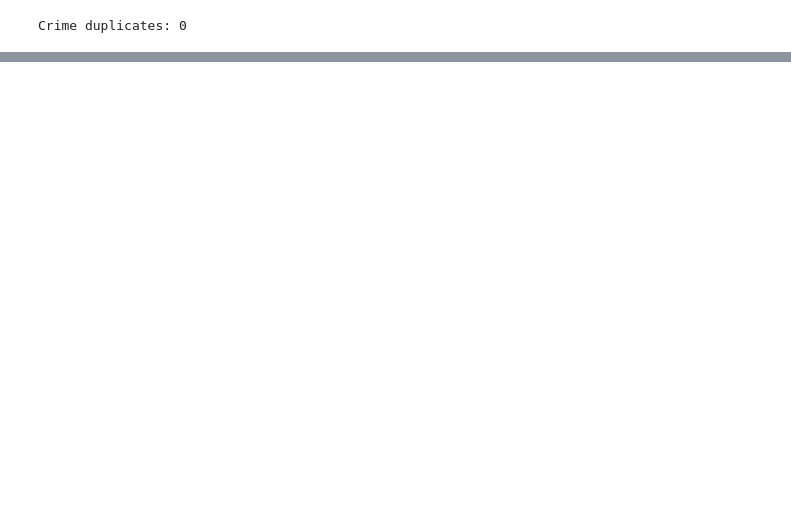
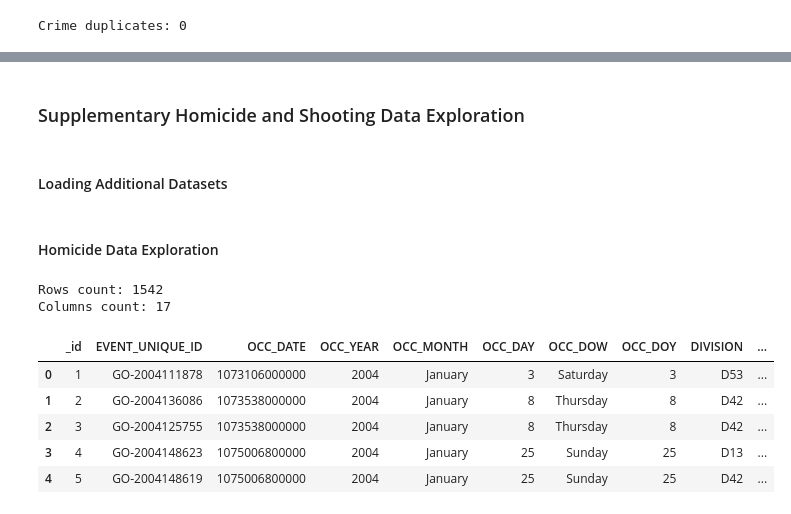
Before and after one commit to tesssarazen-star/toronto-crime-analysis, a Jupyter notebook: notebooks/01_explore.ipynb, the cells around one changed output, grey strips where cells are left out. Saved outputs shown, nothing was run; the diff lists cells and outputs as text; code cells hidden in the pictures; blank space fills up the shorter version.

```diff
--- a/notebooks/01_explore.ipynb
+++ b/notebooks/01_explore.ipynb
@@ -64,0 +89,24 @@ Crime duplicates: 0
+# %% [markdown]
+### Supplementary Homicide and Shooting Data Exploration
+# %% [markdown]
+#### Loading Additional Datasets
+# %%
+homicide = pd.read_csv("../data/raw/Homicides - 4326.csv")
+shooting = pd.read_csv("../data/raw/shootings-firearm-discharges - 4326.csv")
+# %% [markdown]
+#### Homicide Data Exploration
+# %%
+## Show rows and columns count
+print(f"Rows count: {homicide.shape[0]}\nColumns count: {homicide.shape[1]}")
+# %% [output]
+Rows count: 1542
+Columns count: 17
+# %%
+homicide.head()
+# %% [output]
+|  | _id | EVENT_UNIQUE_ID | OCC_DATE | OCC_YEAR | OCC_MONTH | OCC_DAY | OCC_DOW | OCC_DOY | DIVISION | ... |
+| 0 | 1 | GO-2004111878 | 1073106000000 | 2004 | January | 3 | Saturday | 3 | D53 | ... |
+| 1 | 2 | GO-2004136086 | 1073538000000 | 2004 | January | 8 | Thursday | 8 | D42 | ... |
+| 2 | 3 | GO-2004125755 | 1073538000000 | 2004 | January | 8 | Thursday | 8 | D42 | ... |
+| 3 | 4 | GO-2004148623 | 1075006800000 | 2004 | January | 25 | Sunday | 25 | D13 | ... |
+| 4 | 5 | GO-2004148619 | 1075006800000 | 2004 | January | 25 | Sunday | 25 | D42 | ... |
```
Also changed, not shown: parts of 44 cells of this notebook.
